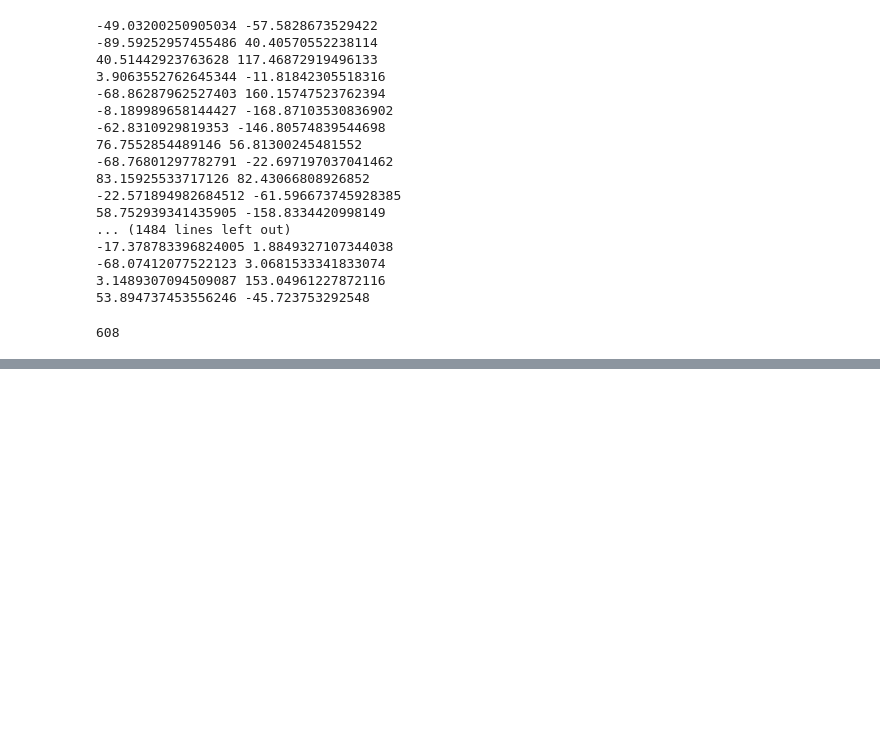
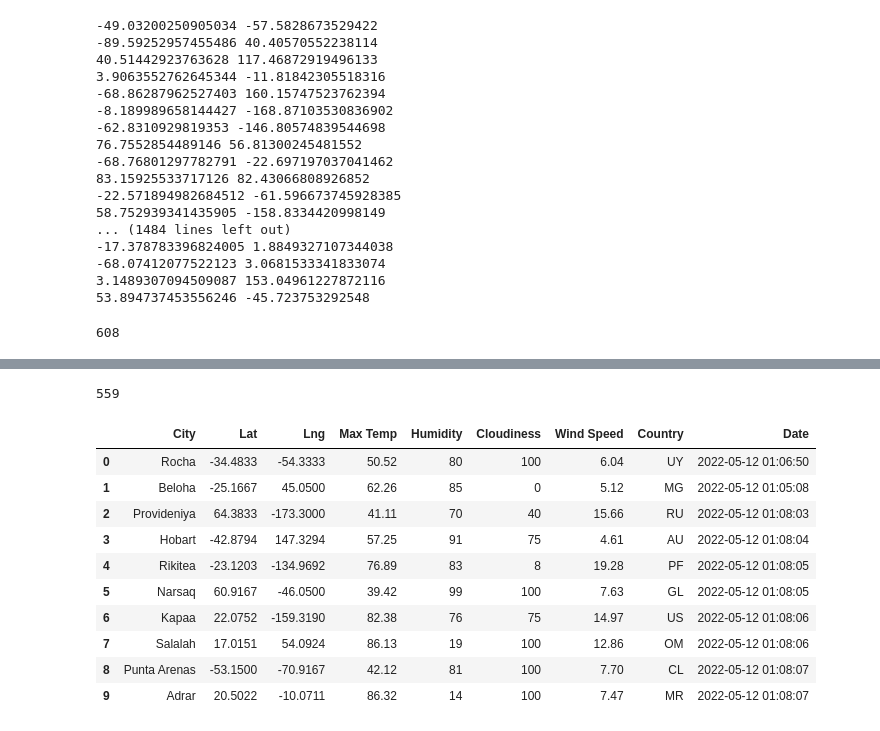
Before and after one commit to SringayKeno/World_Weather_Analysis, a Jupyter notebook: WeatherPy.ipynb, the cells around one changed output, grey strips where cells are left out. Saved outputs shown, nothing was run; the diff lists cells and outputs as text; code cells hidden in the pictures; blank space fills up the shorter version.

```diff
--- a/WeatherPy.ipynb
+++ b/WeatherPy.ipynb
@@ -159,0 +156,21 @@ len(city_data)
+# %%
+len(city_data)
+# %% [output]
+559
+# %%
+# Convert the array of dictionaries to a Pandas DataFrame
+#city_data_df = pd.DataFRame(city_data)
+city_data_df = pd.DataFrame(city_data)
+city_data_df.head(10)
+# %% [output]
+|  | City | Lat | Lng | Max Temp | Humidity | Cloudiness | Wind Speed | Country | Date |
+| 0 | Rocha | -34.4833 | -54.3333 | 50.52 | 80 | 100 | 6.04 | UY | 2022-05-12 01:06:50 |
+| 1 | Beloha | -25.1667 | 45.0500 | 62.26 | 85 | 0 | 5.12 | MG | 2022-05-12 01:05:08 |
+| 2 | Provideniya | 64.3833 | -173.3000 | 41.11 | 70 | 40 | 15.66 | RU | 2022-05-12 01:08:03 |
+| 3 | Hobart | -42.8794 | 147.3294 | 57.25 | 91 | 75 | 4.61 | AU | 2022-05-12 01:08:04 |
+| 4 | Rikitea | -23.1203 | -134.9692 | 76.89 | 83 | 8 | 19.28 | PF | 2022-05-12 01:08:05 |
+| 5 | Narsaq | 60.9167 | -46.0500 | 39.42 | 99 | 100 | 7.63 | GL | 2022-05-12 01:08:05 |
+| 6 | Kapaa | 22.0752 | -159.3190 | 82.38 | 76 | 75 | 14.97 | US | 2022-05-12 01:08:06 |
+| 7 | Salalah | 17.0151 | 54.0924 | 86.13 | 19 | 100 | 12.86 | OM | 2022-05-12 01:08:06 |
+| 8 | Punta Arenas | -53.1500 | -70.9167 | 42.12 | 81 | 100 | 7.70 | CL | 2022-05-12 01:08:07 |
+| 9 | Adrar | 20.5022 | -10.0711 | 86.32 | 14 | 100 | 7.47 | MR | 2022-05-12 01:08:07 |
```
Also changed, not shown: parts of 5 cells of this notebook, 3 other files.
